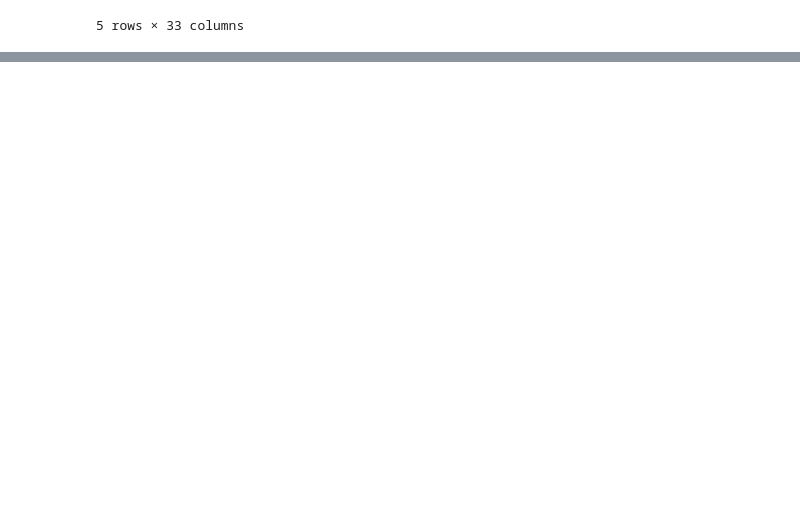
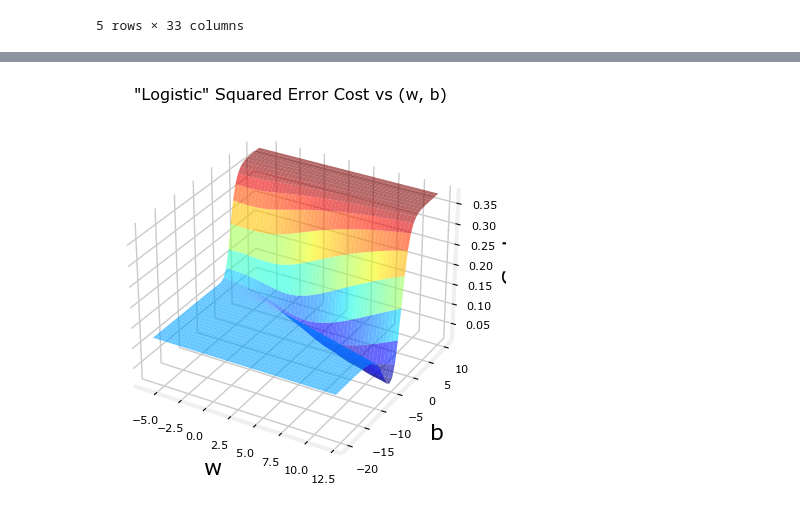
Before and after one commit to Hasibur013/BongoDev-ML-Course-Practise, a Jupyter notebook: ML/logistic_regression.ipynb, the cells around one changed output, grey strips where cells are left out. Saved outputs shown, nothing was run; the diff lists cells and outputs as text; code cells hidden in the pictures; blank space fills up the shorter version.

```diff
--- a/ML/logistic_regression.ipynb
+++ b/ML/logistic_regression.ipynb
@@ -40,0 +72,9 @@ cancer_dataset.head()
+# %%
+"""
+x = (x - min_x) / (max_x - min_x)
+x [0, 1]
+"""
+
+cancer_dataset[numerical_cols] = (cancer_dataset[numerical_cols] - min) / (max -min)
+cancer_dataset[categorical_cols] = cancer_dataset[categorical_cols].apply(lambda col:  pd.Categorical(col).codes)
+cancer_dataset.head()
@@ -40,0 +213,6 @@ cancer_dataset.head()
+# %%
+plt.close('all')
+plt_logistic_squared_error(train_X, train_y)
+plt.show()
+# %% [output]
+[figure, added]
```
Also changed, not shown: parts of 30 cells of this notebook.
